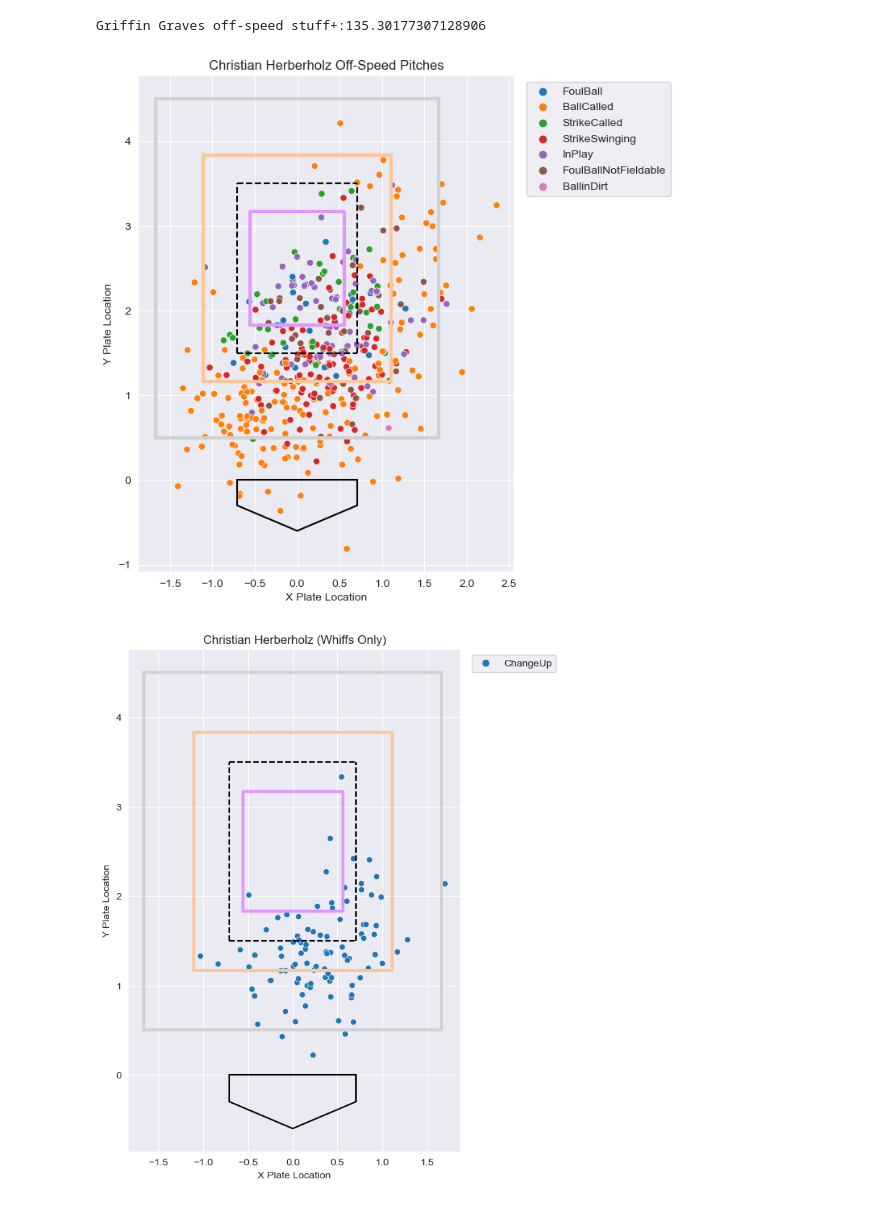
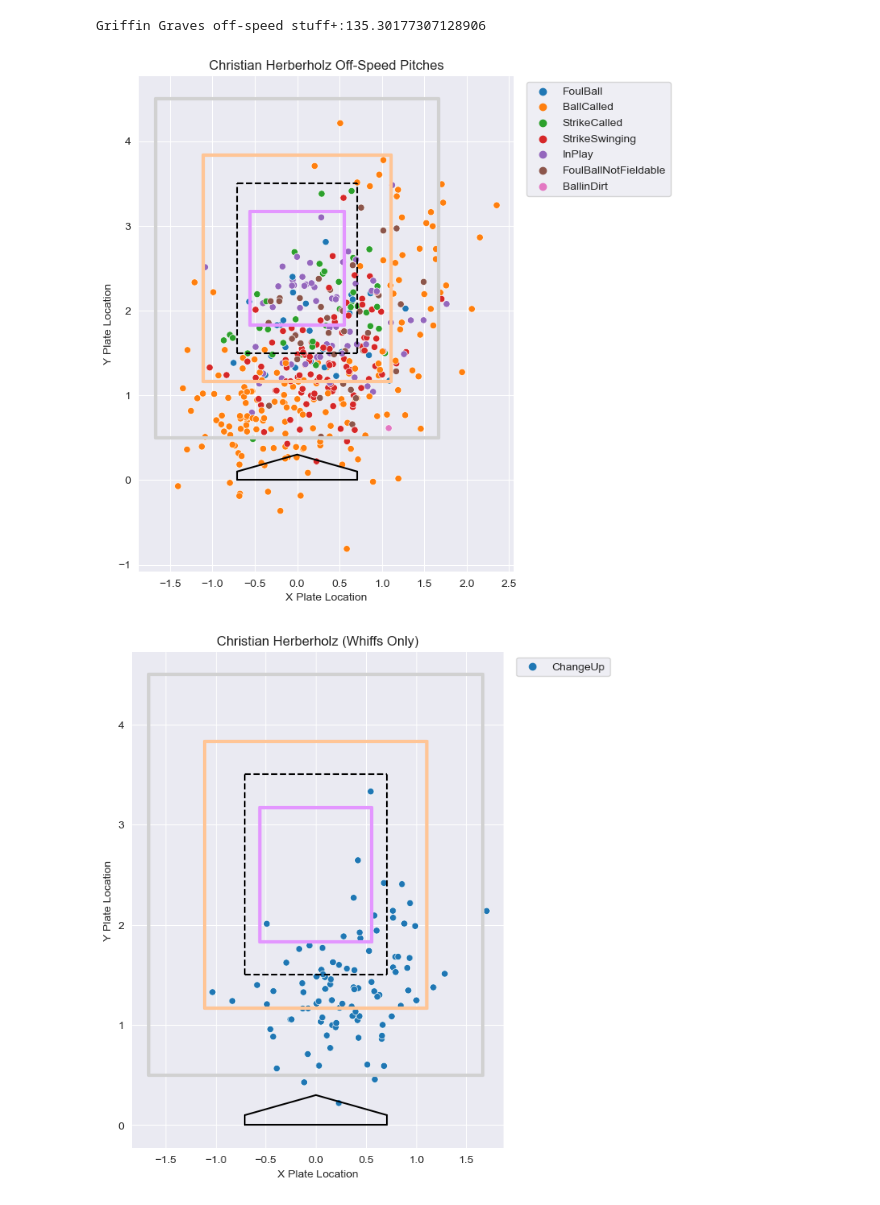
Before and after one commit to charlesbenfer/stuff_plus, a Jupyter notebook: case_studies/best_offspeed.ipynb, the cells around one changed output. Drawn from its saved outputs; the diff is of its cells as text; code cells hidden in the pictures.

```diff
--- a/case_studies/best_offspeed.ipynb
+++ b/case_studies/best_offspeed.ipynb
@@ -117,7 +117,7 @@ fig = sns.scatterplot(data=g_graves, x='PlateLocSide', y='PlateLocHeight',
                       hue='PitchCall')
 
 draw_sz(ls='k--')
-draw_home_plate()
+draw_home_plate(False)
 draw_attack_zones()
 fig.set_aspect('equal')
 plt.legend(bbox_to_anchor=(1.02,1), loc=2)
@@ -127,21 +127,21 @@ plt.xlabel('X Plate Location')
 plt.ylabel('Y Plate Location')
 plt.show()
 # %% [output]
-[figure, old version]
+[figure, new version]
 # %%
 fig = plt.figure(figsize=(6,9))
 fig = sns.scatterplot(data=g_graves[g_graves['PitchCall'] == 'StrikeSwinging'], x='PlateLocSide', y='PlateLocHeight',
                       hue='TaggedPitchType')
 
 draw_sz(ls='k--')
-draw_home_plate()
+draw_home_plate(False)
 draw_attack_zones()
 fig.set_aspect('equal')
 plt.legend(bbox_to_anchor=(1.02,1), loc=2)
 sns.despine(left=True, bottom=True)
 plt.title('Christian Herberholz (Whiffs Only)')
 plt.xlabel('X Plate Location')
 plt.ylabel('Y Plate Location')
 plt.show()
 # %% [output]
-[figure, old version]
+[figure, new version]
```
Also changed, not shown: 8 other files.
